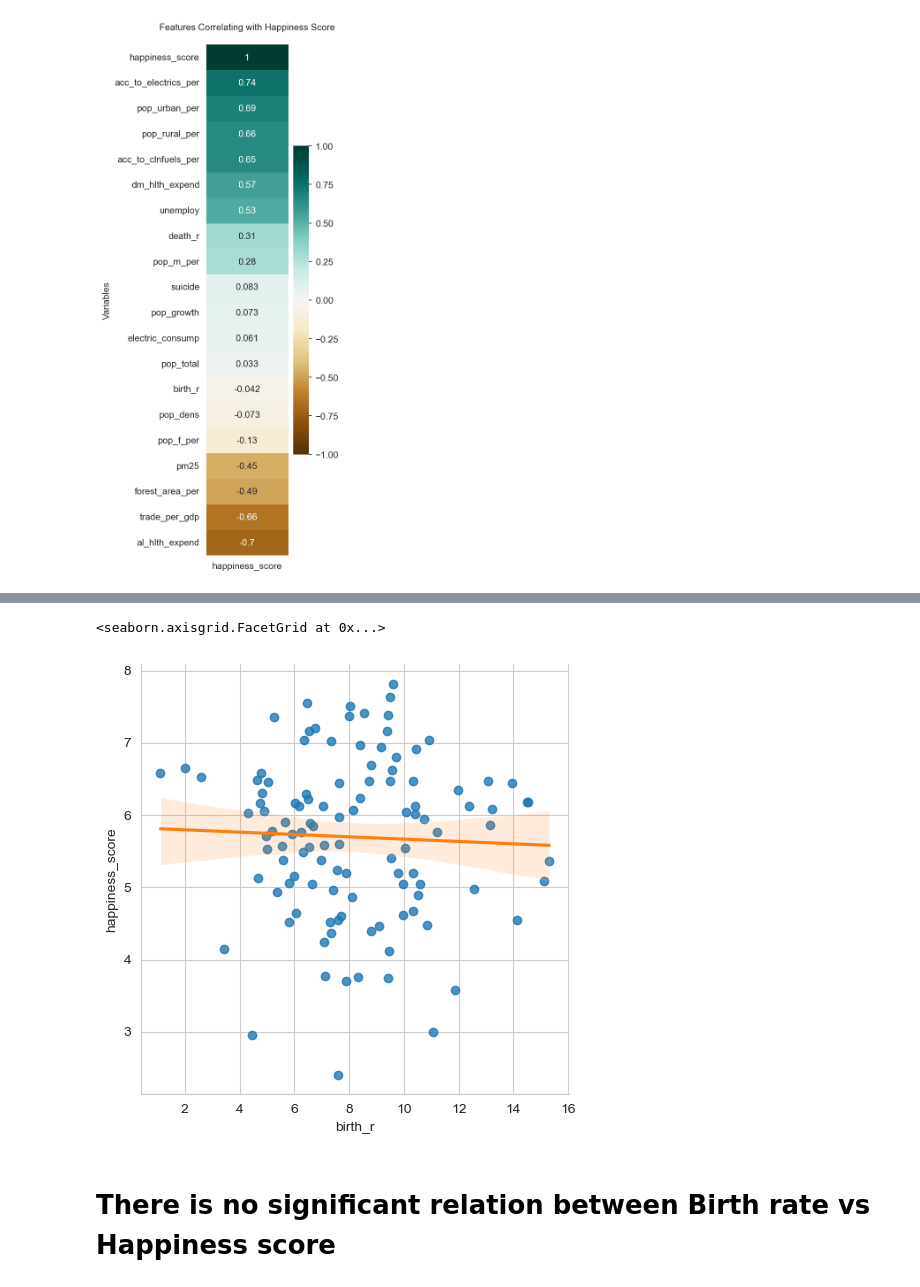
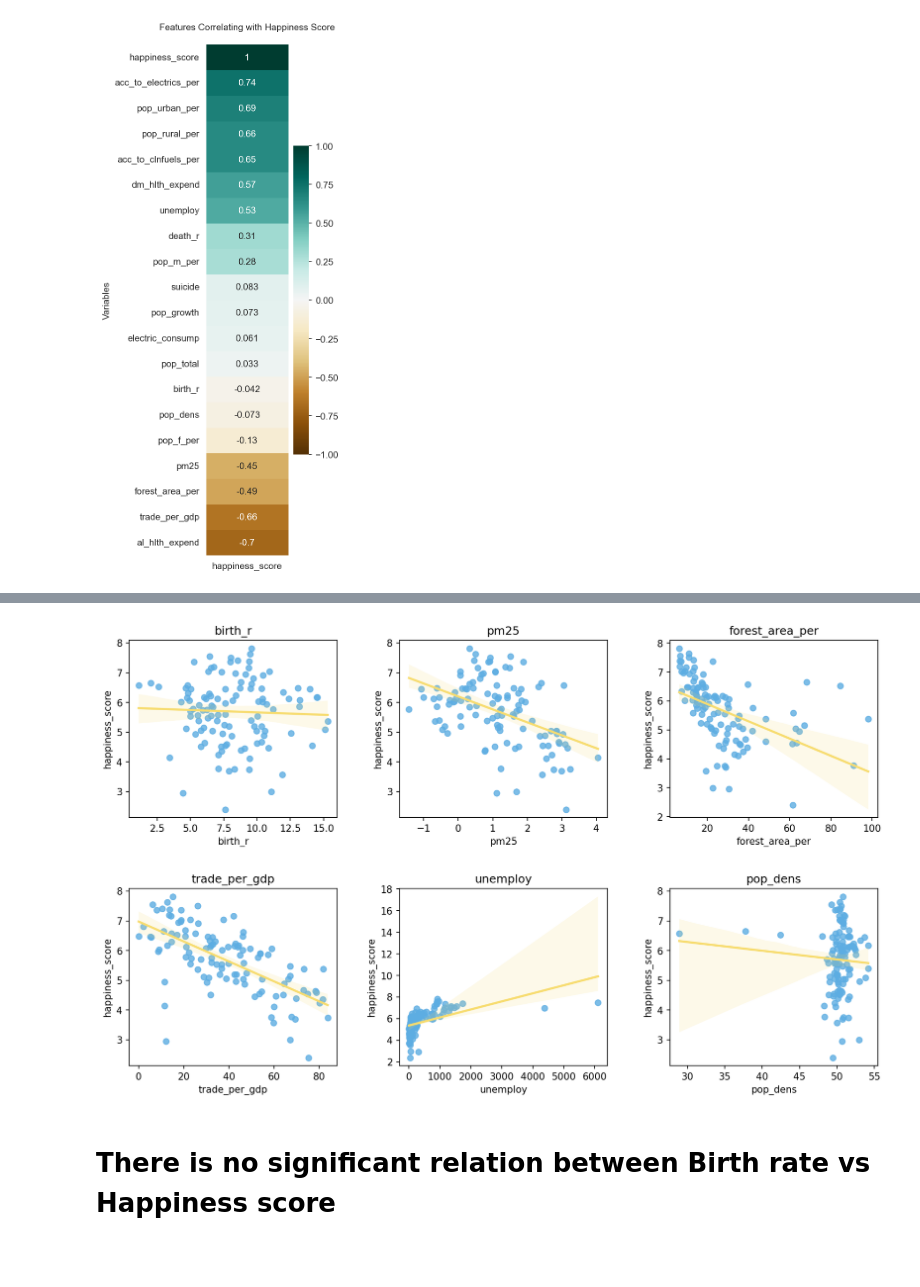
Before and after one commit to HikariJadeEmpire/TH_WLRD_Happiness_Project, a Jupyter notebook: WH_CodeSpace.ipynb, the cells around one changed output, grey strips where cells are left out. Drawn from its saved outputs; the diff is of its cells as text; code cells hidden in the pictures; blank space fills up the shorter version.

```diff
--- a/WH_CodeSpace.ipynb
+++ b/WH_CodeSpace.ipynb
@@ -835,7 +827,17 @@ g.set(ylim=(1, 16), yticks=[0,5,10,15])
-# %%
-sns.lmplot(data=newdf_mean, y="happiness_score", x="birth_r", line_kws={"color": "C1"})
-# %% [output]
-<seaborn.axisgrid.FacetGrid at 0x...>
-[figure, removed]
+# %%
+oth_topic = [ "birth_r","pm25","forest_area_per","trade_per_gdp","unemploy","pop_dens" ]
+
+# Correlation Plot
+
+plt.style.use('default')
+plt.figure(figsize=(14,8), dpi=150)
+
+for i,j in enumerate(oth_topic):
+    plt.subplot(2, 3, i+1)
+    sns.regplot(x=j, y="happiness_score", data = newdf_mean , scatter_kws={"color": "#5DADE2"}, line_kws={"color": "#F7DC6F"} )
+    plt.title(f"{j}")
+    plt.subplots_adjust( wspace=0.3, hspace=0.4 )
+# %% [output]
+[figure, added]
 # %% [markdown]
 # There is no significant relation between Birth rate vs Happiness score
```
Also changed, not shown: parts of 2 cells of this notebook.
